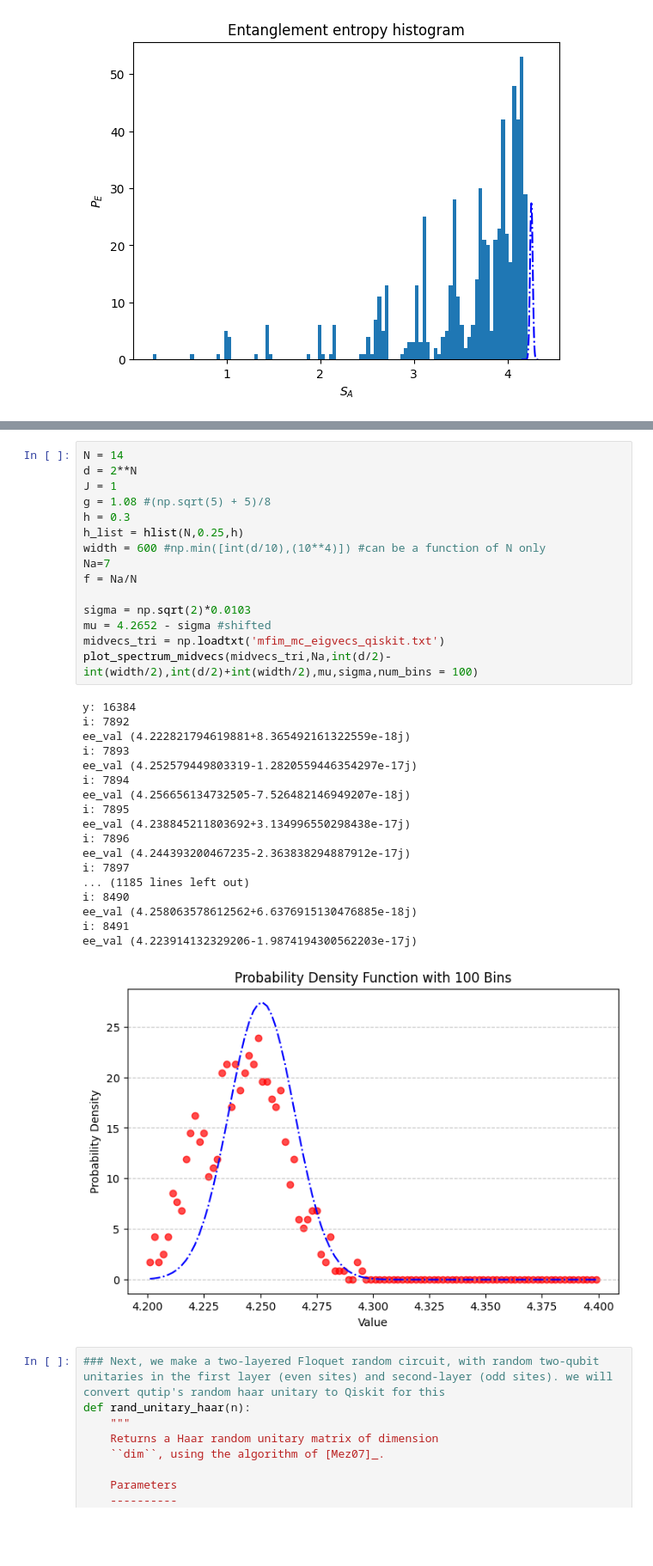
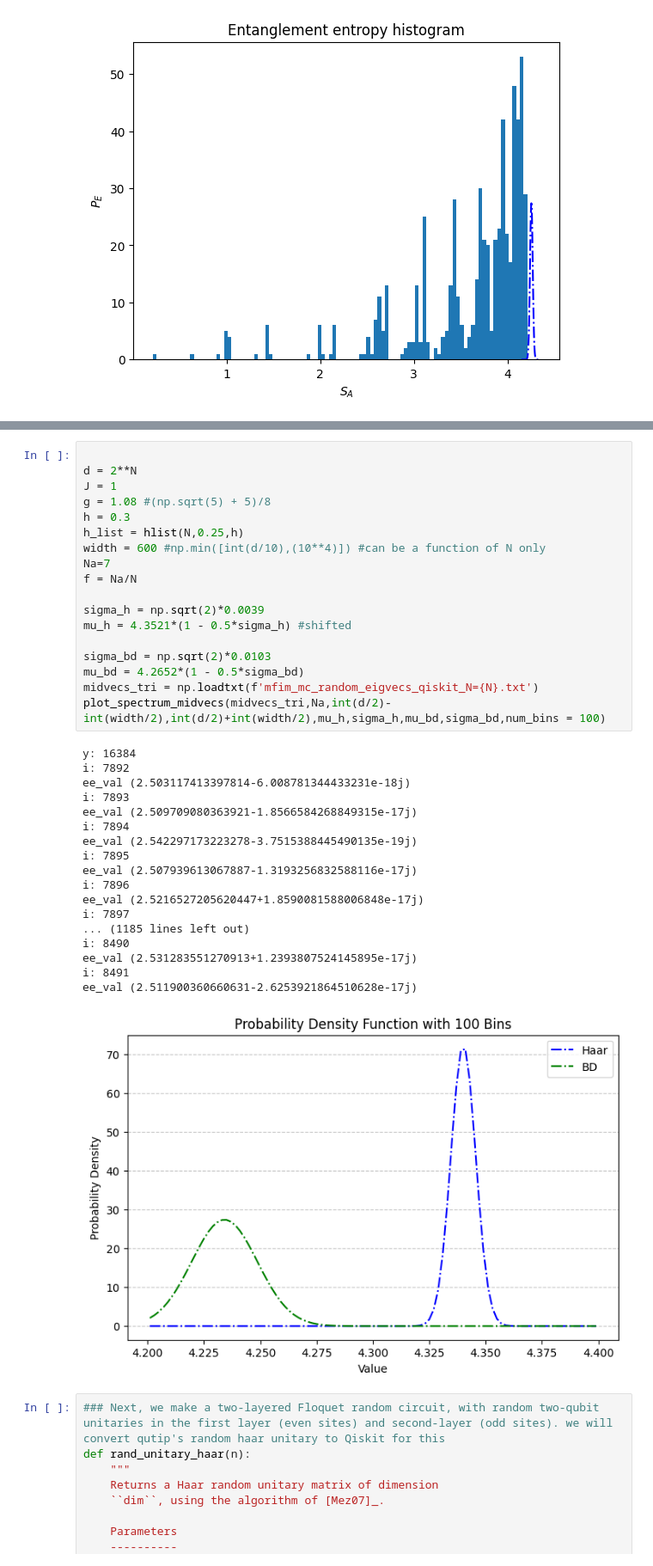
Before and after one commit to lo568los/DeepTherm, a Jupyter notebook: Test_codes3.ipynb, the cells around one changed output, grey strips where cells are left out. Shown: that part at 86% size. Drawn from its saved outputs; the diff is of its cells as text; blank space fills up the shorter version.

```diff
--- a/Test_codes3.ipynb
+++ b/Test_codes3.ipynb
@@ -501,37 +532,40 @@ midvecs_tri = mid_spec(H_tfim(N,g,J,h_list),int(d/2)-int(width/2),int(d/2)+int(w
 # %%
-N = 14
+
 d = 2**N
 J = 1
 g = 1.08 #(np.sqrt(5) + 5)/8
 h = 0.3
 h_list = hlist(N,0.25,h)
 width = 600 #np.min([int(d/10),(10**4)]) #can be a function of N only
 Na=7
 f = Na/N
 
-sigma = np.sqrt(2)*0.0103
-mu = 4.2652 - sigma #shifted
-midvecs_tri = np.loadtxt('mfim_mc_eigvecs_qiskit.txt')
-plot_spectrum_midvecs(midvecs_tri,Na,int(d/2)-int(width/2),int(d/2)+int(width/2),mu,sigma,num_bins = 100)
+sigma_h = np.sqrt(2)*0.0039
+mu_h = 4.3521*(1 - 0.5*sigma_h) #shifted
+
+sigma_bd = np.sqrt(2)*0.0103
+mu_bd = 4.2652*(1 - 0.5*sigma_bd)
+midvecs_tri = np.loadtxt(f'mfim_mc_random_eigvecs_qiskit_N={N}.txt')
+plot_spectrum_midvecs(midvecs_tri,Na,int(d/2)-int(width/2),int(d/2)+int(width/2),mu_h,sigma_h,mu_bd,sigma_bd,num_bins = 100)
 # %% [output]
 y: 16384
 i: 7892
-ee_val (4.222821794619881+8.365492161322559e-18j)
+ee_val (2.503117413397814-6.008781344433231e-18j)
 i: 7893
-ee_val (4.252579449803319-1.2820559446354297e-17j)
+ee_val (2.509709080363921-1.8566584268849315e-17j)
 i: 7894
-ee_val (4.256656134732505-7.526482146949207e-18j)
+ee_val (2.542297173223278-3.7515388445490135e-19j)
 i: 7895
-ee_val (4.238845211803692+3.134996550298438e-17j)
+ee_val (2.507939613067887-1.3193256832588116e-17j)
 i: 7896
-ee_val (4.244393200467235-2.363838294887912e-17j)
+ee_val (2.5216527205620447+1.8590081588006848e-17j)
 i: 7897
 ... (1185 lines left out)
 i: 8490
-ee_val (4.258063578612562+6.6376915130476885e-18j)
+ee_val (2.531283551270913+1.2393807524145895e-17j)
 i: 8491
-ee_val (4.223914132329206-1.9874194300562203e-17j)
+ee_val (2.511900360660631-2.6253921864510628e-17j)
-[figure, old version]
+[figure, new version]
 # %%
 ### Next, we make a two-layered Floquet random circuit, with random two-qubit unitaries in the first layer (even sites) and second-layer (odd sites). we will convert qutip's random haar unitary to Qiskit for this
 def rand_unitary_haar(n):
```
Also changed, not shown: parts of 3 cells of this notebook, 2 other files.
